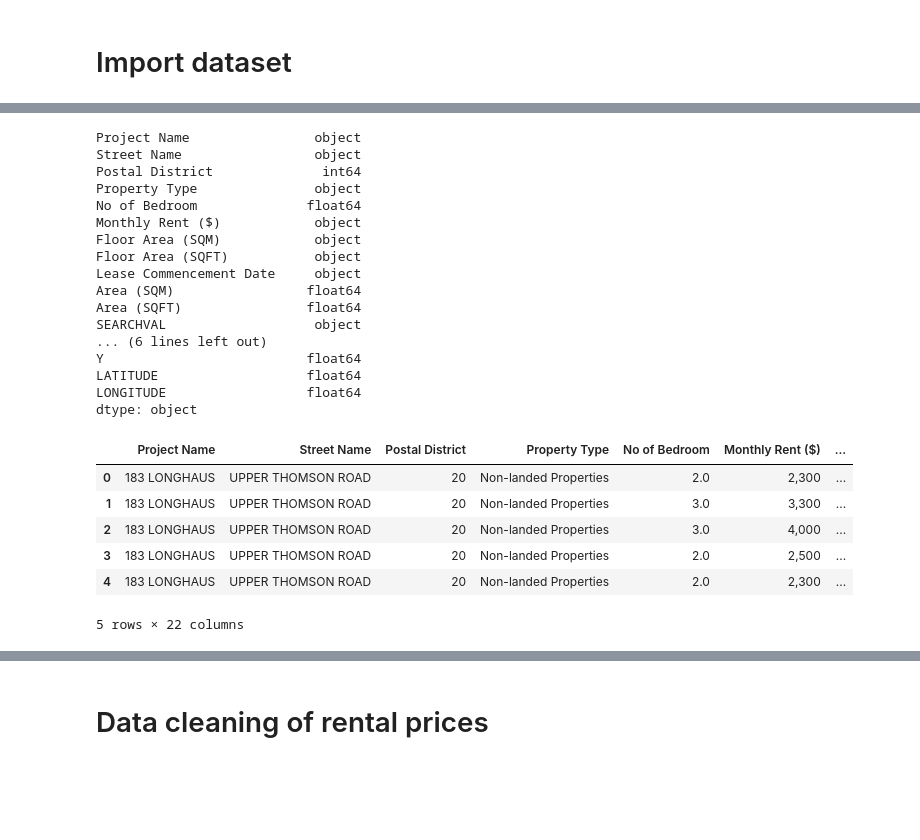
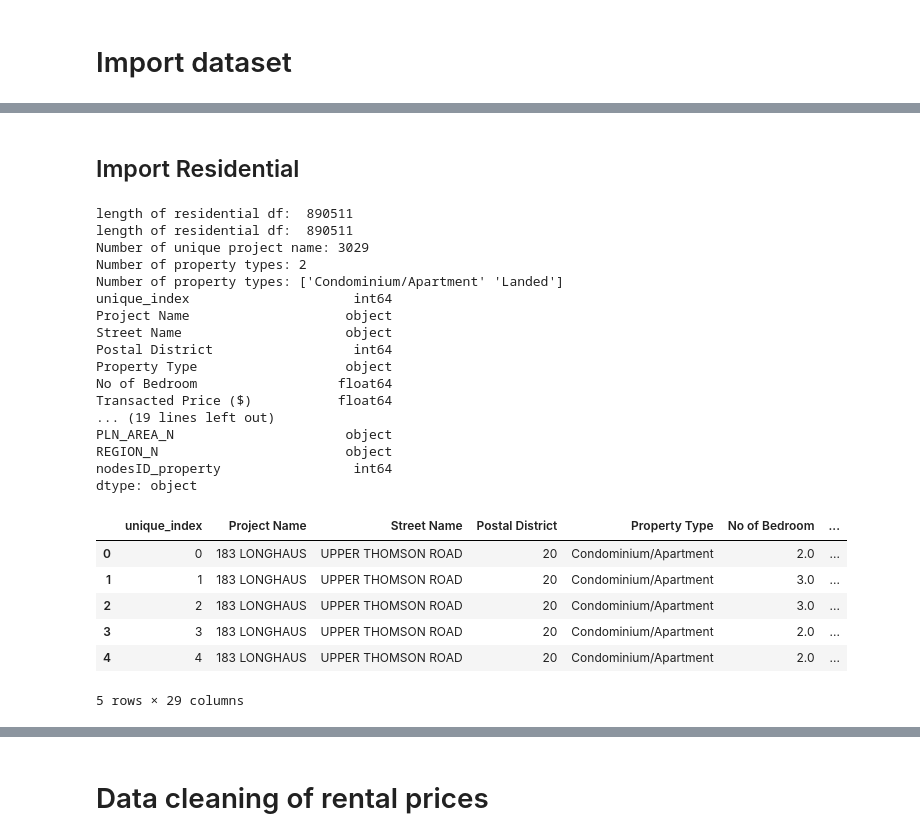
Before and after one commit to pakhuiying/property_prices_flood, a Jupyter notebook: rental_prices_analysis.ipynb, the cells around one changed output, grey strips where cells are left out. Cells and saved outputs as stored; diff of their text form; code cells hidden in the pictures; blank space fills up the shorter version.

```diff
--- a/rental_prices_analysis.ipynb
+++ b/rental_prices_analysis.ipynb
@@ -35,0 +128,8 @@ import helper_functions.OneMapAPI as OneMapAPI
+# %%
+planningArea_shp = gpd.read_file(Data.PLANNING_AREA_FP)
+subzone_shp = gpd.read_file(Data.SUBZONE_FP)
+fig, ax = plt.subplots(1,1)
+for shp,c in zip([planningArea_shp,subzone_shp],["green","pink"]):
+    print(shp.columns)
+    shp.plot(fc="none",ec=c,ax=ax,alpha=0.5)
+plt.show()
@@ -36,30 +144,47 @@ import helper_functions.OneMapAPI as OneMapAPI
+# %%
+G_walk = ox.load_graphml(Data.G_WALK_FP)
+G_car = ox.load_graphml(Data.G_CAR_FP)
+# %% [markdown]
+## Import Residential
 # %%
-rental_prices_df = pd.read_csv(r"Exported_Data\Rental_prices_2014_2024.csv")
-print(rental_prices_df.dtypes)
-rental_prices_df["Lease Commencement Format Date"] = pd.to_datetime(rental_prices_df["Lease Commencement Date"],format="%b %Y")
-rental_prices_df.head()
+residential_df = Data.get_rental_residential_df(fp=Data.RENTAL_RESIDENTIAL_FP)
+# add subzone
+# spatial join with subzone, planning area and region
+residential_df = residential_df.sjoin(subzone_shp[["SUBZONE_N","PLN_AREA_N",'REGION_N',"geometry"]],how="left")
+
+# add nodesID for properties
+residential_df['nodesID_property'] = ox.nearest_nodes(G_car,X=residential_df['LONGITUDE'], Y=residential_df['LATITUDE'])
+print("length of residential df: ", len(residential_df))
+residential_df = residential_df.drop_duplicates()
+
+print("length of residential df: ", len(residential_df))
+print(f"Number of unique project name: {len(residential_df["Project Name"].unique())}")
+print(f"Number of property types: {len(residential_df['Property Type'].unique())}")
+print(f"Number of property types: {residential_df['Property Type'].unique()}")
+print(residential_df.dtypes)
+residential_df.head()
 # %% [output]
-Project Name                object
-Street Name                 object
-Postal District              int64
-Property Type               object
-No of Bedroom              float64
-Monthly Rent ($)            object
-Floor Area (SQM)            object
-Floor Area (SQFT)           object
-Lease Commencement Date     object
-Area (SQM)                 float64
-Area (SQFT)                float64
-SEARCHVAL                   object
-... (6 lines left out)
-Y                          float64
-LATITUDE                   float64
-LONGITUDE                  float64
+length of residential df:  890511
+length of residential df:  890511
+Number of unique project name: 3029
+Number of property types: 2
+Number of property types: ['Condominium/Apartment' 'Landed']
+unique_index                     int64
+Project Name                    object
+Street Name                     object
+Postal District                  int64
+Property Type                   object
+No of Bedroom                  float64
+Transacted Price ($)           float64
+... (19 lines left out)
+PLN_AREA_N                      object
+REGION_N                        object
+nodesID_property                 int64
 dtype: object
-|  | Project Name | Street Name | Postal District | Property Type | No of Bedroom | Monthly Rent ($) | ... |
-| 0 | 183 LONGHAUS | UPPER THOMSON ROAD | 20 | Non-landed Properties | 2.0 | 2,300 | ... |
-| 1 | 183 LONGHAUS | UPPER THOMSON ROAD | 20 | Non-landed Properties | 3.0 | 3,300 | ... |
-| 2 | 183 LONGHAUS | UPPER THOMSON ROAD | 20 | Non-landed Properties | 3.0 | 4,000 | ... |
-| 3 | 183 LONGHAUS | UPPER THOMSON ROAD | 20 | Non-landed Properties | 2.0 | 2,500 | ... |
-| 4 | 183 LONGHAUS | UPPER THOMSON ROAD | 20 | Non-landed Properties | 2.0 | 2,300 | ... |
+|  | unique_index | Project Name | Street Name | Postal District | Property Type | No of Bedroom | ... |
+| 0 | 0 | 183 LONGHAUS | UPPER THOMSON ROAD | 20 | Condominium/Apartment | 2.0 | ... |
+| 1 | 1 | 183 LONGHAUS | UPPER THOMSON ROAD | 20 | Condominium/Apartment | 3.0 | ... |
+| 2 | 2 | 183 LONGHAUS | UPPER THOMSON ROAD | 20 | Condominium/Apartment | 3.0 | ... |
+| 3 | 3 | 183 LONGHAUS | UPPER THOMSON ROAD | 20 | Condominium/Apartment | 2.0 | ... |
+| 4 | 4 | 183 LONGHAUS | UPPER THOMSON ROAD | 20 | Condominium/Apartment | 2.0 | ... |
-5 rows × 22 columns
+5 rows × 29 columns
```
Also changed, not shown: parts of 72 cells of this notebook.
